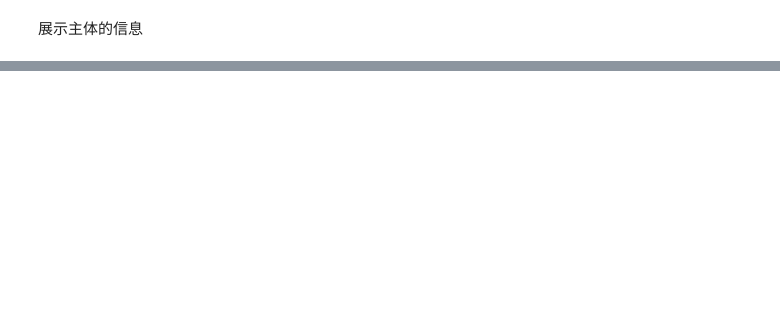
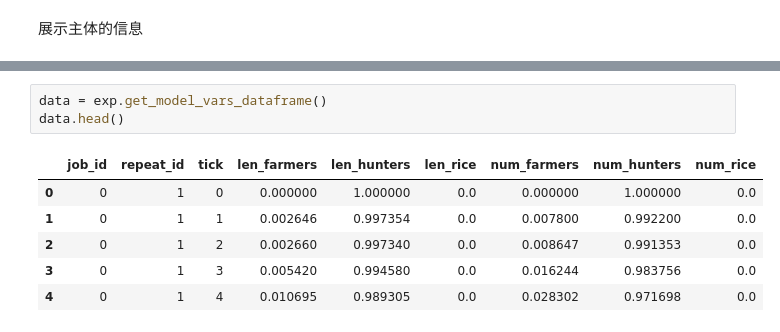
Before and after one commit to SongshGeo/South-China-Livehood-Evolution, a Jupyter notebook: docs/demo.ipynb, the cells around one changed output, grey strips where cells are left out. Drawn from its saved outputs; the diff is of its cells as text; blank space fills up the shorter version.

```diff
--- a/docs/demo.ipynb
+++ b/docs/demo.ipynb
@@ -135 +143,11 @@ exp.batch_run(cfg=cfg, repeats=10, parallels=10)
+# %%
+data = exp.get_model_vars_dataframe()
+data.head()
+# %% [output]
+|  | job_id | repeat_id | tick | len_farmers | len_hunters | len_rice | num_farmers | num_hunters | num_rice |
+| 0 | 0 | 1 | 0 | 0.000000 | 1.000000 | 0.0 | 0.000000 | 1.000000 | 0.0 |
+| 1 | 0 | 1 | 1 | 0.002646 | 0.997354 | 0.0 | 0.007800 | 0.992200 | 0.0 |
+| 2 | 0 | 1 | 2 | 0.002660 | 0.997340 | 0.0 | 0.008647 | 0.991353 | 0.0 |
+| 3 | 0 | 1 | 3 | 0.005420 | 0.994580 | 0.0 | 0.016244 | 0.983756 | 0.0 |
+| 4 | 0 | 1 | 4 | 0.010695 | 0.989305 | 0.0 | 0.028302 | 0.971698 | 0.0 |
 # %%
```
Also changed, not shown: parts of 19 cells of this notebook, 4 other files.
